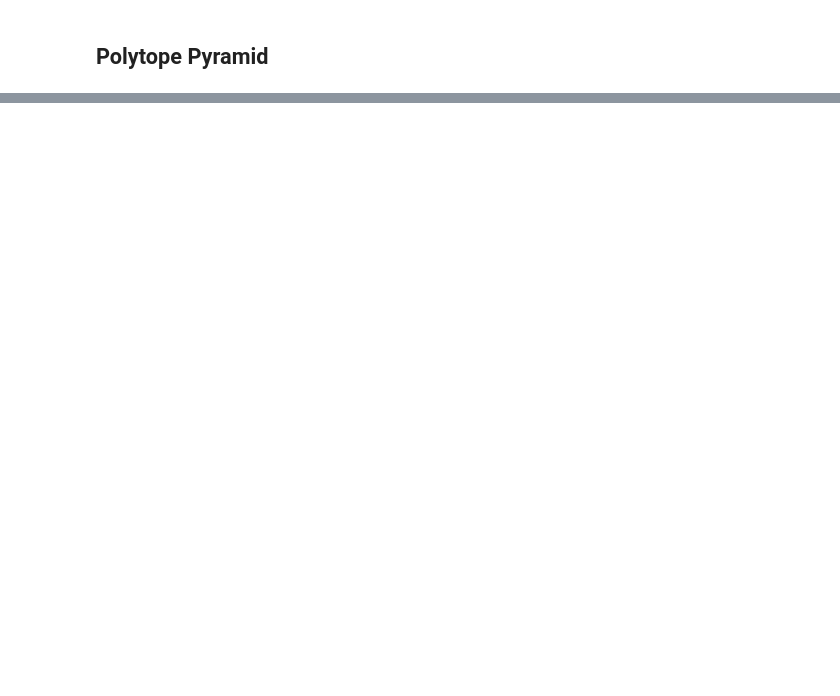
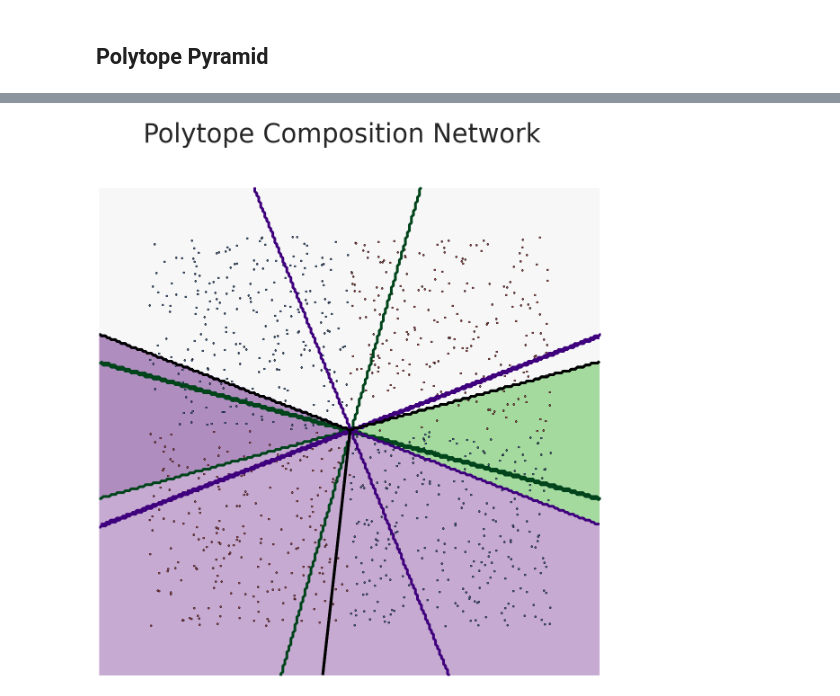
Before and after one commit to neurodata/kdg_will, a Jupyter notebook: Neural_Polytopes.ipynb, the cells around one changed output, grey strips where cells are left out. Drawn from its saved outputs; the diff is of its cells as text; code cells hidden in the pictures; blank space fills up the shorter version.

```diff
--- a/Neural_Polytopes.ipynb
+++ b/Neural_Polytopes.ipynb
@@ -203,0 +385,74 @@ plt.show()
+# %%
+figs, axs = plt.subplots(1, 1, figsize = (20, 20))
+plt.subplots_adjust(hspace=0.5)
+sns.set(font_scale = 4)
+figs.text(0.5, 0.04, '', ha='center')
+figs.suptitle("Polytope Composition Network")
+figs.set_facecolor('white')
+
+axs.set_xticks([])
+axs.set_yticks([])
+axs.set_xlabel('')
+axs.set_ylabel('')
+axs.label_outer()
+axs.set_facecolor('white')
+
+for side in {"right", "left", "top", "bottom"}:
+    axs.spines[side].set_visible(False)
+
+input_weights, penultimate_weights, ultimate_weights = [network.layers[i].get_weights()[0] for i in {0, 1, 2}]
+second_layer_preactivations = np.matmul(np.c_[xx.ravel(), yy.ravel()], input_weights)
+signed_second_layer_preactivations = np.sign(np.matmul(np.c_[xx.ravel(), yy.ravel()], input_weights))
+second_layer_activations = second_layer_preactivations * (second_layer_preactivations > 0).astype('int')
+signed_second_layer_activations = signed_second_layer_preactivations * (second_layer_preactivations > 0).astype('int')
+penultimate_preactivations = np.matmul(second_layer_activations, penultimate_weights)
+signed_penultimate_preactivations = np.matmul(signed_second_layer_activations, penultimate_weights)
+
+for second_node in range(width):
+    for multiplier in [[1, 1], [-1, 1], [1, -1]]:
+      axs.contour(multiplier[0] * xx,
+                                       multiplier[1] * yy,
+                                       signed_second_layer_activations[:, second_node].reshape(xx.shape),
+                                       levels=[0],
+                                       cmap="Greens" if second_polytope_widths[second_node] > 0 else "Purples",
+                                       vmin = -1,
+                                       vmax = 0,
+                                       linewidths = 6 * np.abs(second_polytope_widths[second_node]) / np.max(np.abs(second_polytope_widths)))
+    axs.contour(yy,
+                                       xx,
+                                       signed_second_layer_activations[:, second_node].reshape(xx.shape),
+                                       levels=[0],
+                                       cmap="Greens" if second_polytope_widths[second_node] > 0 else "Purples",
+                                       vmin = -1,
+                                       vmax = 0,
+                                       linewidths = 6 * np.abs(second_polytope_widths[second_node]) / np.max(np.abs(second_polytope_widths)))
+
+signed_penultimate_activations = signed_penultimate_preactivations * (signed_penultimate_preactivations > 0).astype('int')
+signed_ultimate_preactivations = np.matmul(signed_penultimate_activations, ultimate_weights).reshape(xx.shape)
+axs.pcolormesh(xx,
+                               yy,
+                               signed_ultimate_preactivations,
+                               cmap="PRGn",
+                               vmin = -np.max(np.abs(ultimate_preactivations)),
+                               vmax = np.max(np.abs(ultimate_preactivations)))
+for multiplier in [-1, 1]:
+  axs.contour(xx,
+                               yy,
+                               ultimate_preactivations + multiplier * 1e-12,
+                               cmap="Greys",
+                               vmin = -1,
+                               vmax = 0,
+                               levels=[0],
+                               linewidths=6)
+
+
+#axs.contour(xx, yy, final_preactivations, levels=[0], cmap="Greys_r")
+
+# Plot the training points
+for y_val in range(2):
+  idx = np.where(y == y_val)
+  axs.scatter(X[idx, 0], X[idx, 1], c='rb'[y_val], label='Class {}'.format(y_val),
+              s=15, edgecolor = 'black')
+plt.show()
+# %% [output]
+[figure, added]
```
Also changed, not shown: parts of 6 cells of this notebook.
